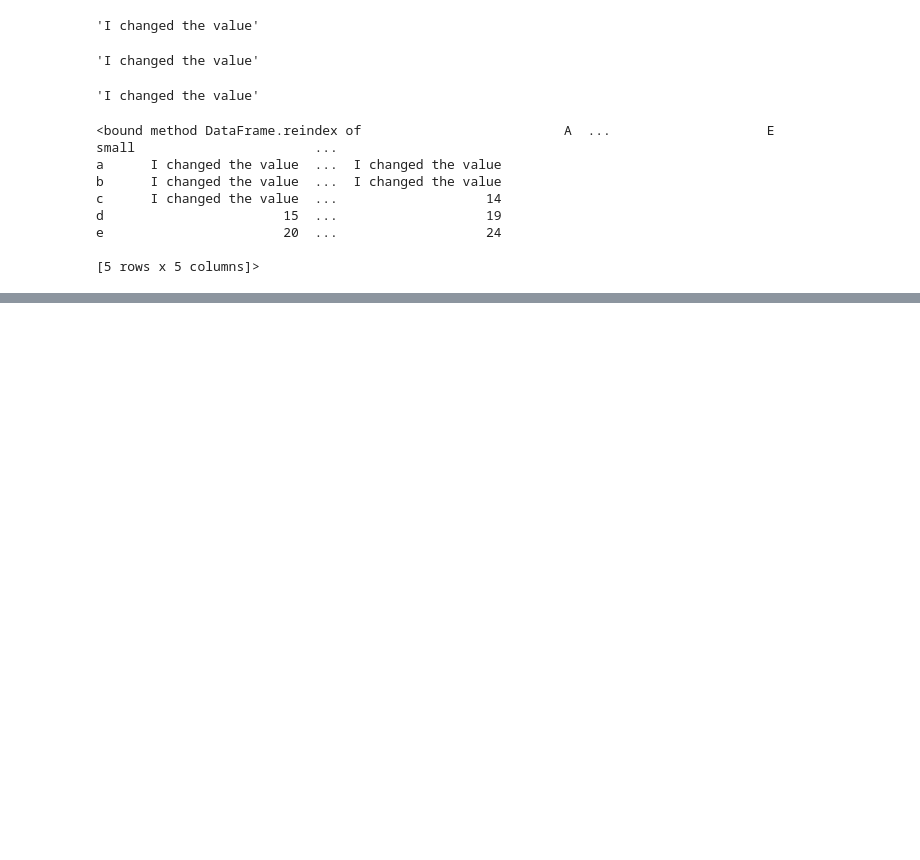
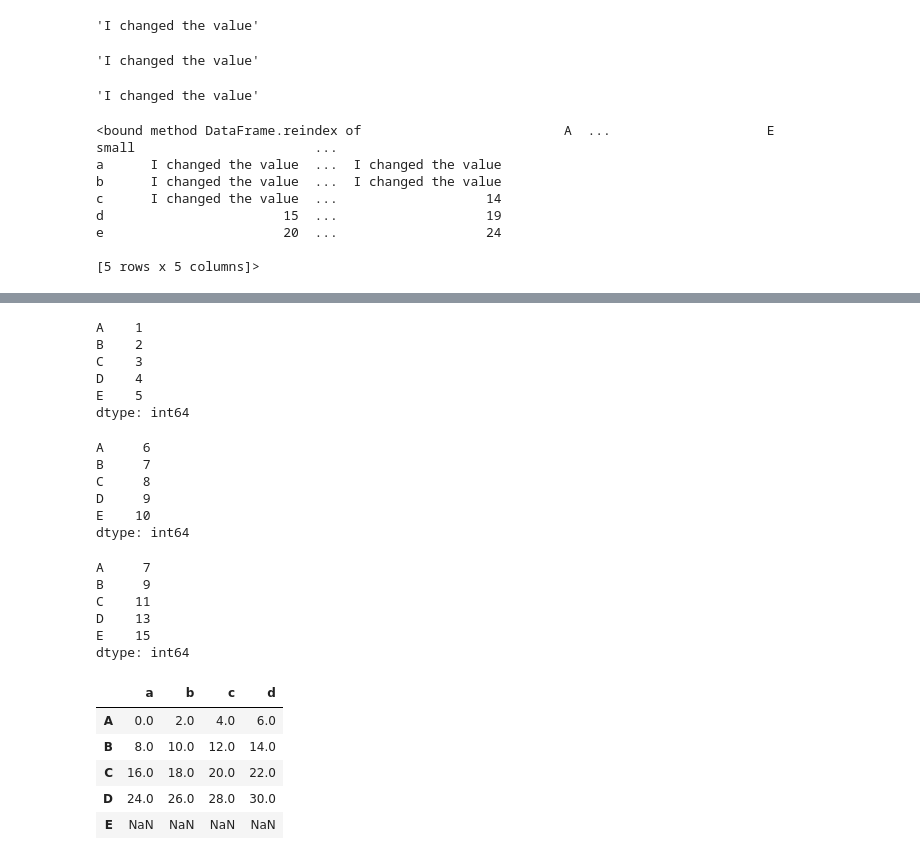
Before and after one commit to alekhaya99/Pandas_Tutorial, a Jupyter notebook: Pandas_Tutorial_2.ipynb, the cells around one changed output, grey strips where cells are left out. Cells and saved outputs as stored; diff of their text form; code cells hidden in the pictures; blank space fills up the shorter version.

```diff
--- a/Pandas_Tutorial_2.ipynb
+++ b/Pandas_Tutorial_2.ipynb
@@ -439,0 +495,39 @@ e                       20  ...                   24
+# %%
+Series3
+# %% [output]
+A    1
+B    2
+C    3
+D    4
+E    5
+dtype: int64
+# %%
+Series4
+# %% [output]
+A     6
+B     7
+C     8
+D     9
+E    10
+dtype: int64
+# %%
+Series3+Series4
+# %% [output]
+A     7
+B     9
+C    11
+D    13
+E    15
+dtype: int64
+# %%
+Data_Frame1=pd.DataFrame(np.arange(16).reshape((4,4)),columns=list('abcd'),index=['A','B','C','D'])
+Data_Frame2=pd.DataFrame(np.arange(20).reshape((5,4)),columns=list('abcd'),index=['A','B','C','D','E'])
+# %%
+Data_Frame1+Data_Frame2
+# %% [output]
+|  | a | b | c | d |
+| A | 0.0 | 2.0 | 4.0 | 6.0 |
+| B | 8.0 | 10.0 | 12.0 | 14.0 |
+| C | 16.0 | 18.0 | 20.0 | 22.0 |
+| D | 24.0 | 26.0 | 28.0 | 30.0 |
+| E | NaN | NaN | NaN | NaN |
```
Also changed, not shown: parts of 17 cells of this notebook.
